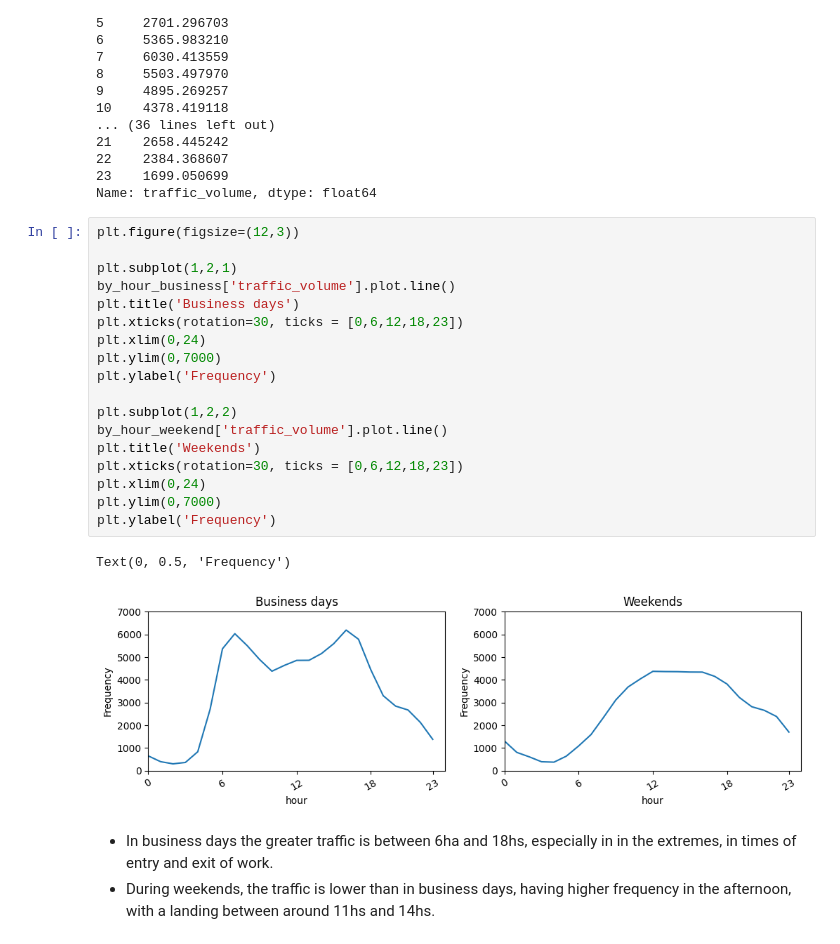
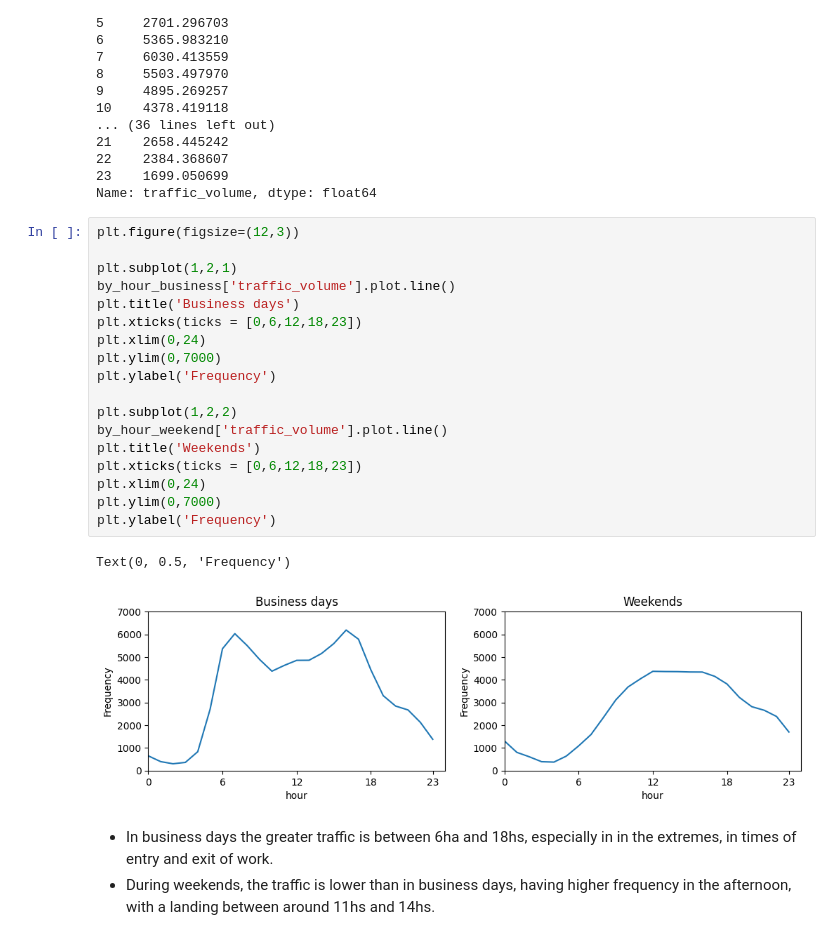
Before and after one commit to KC2016/traffic_indicators_on_i-94, a Jupyter notebook: code/Basics.ipynb, the cells around one changed output. Cells and saved outputs as stored; diff of their text form.

```diff
--- a/code/Basics.ipynb
+++ b/code/Basics.ipynb
@@ -266,24 +294,24 @@ Name: traffic_volume, dtype: float64
 # %%
 plt.figure(figsize=(12,3))
 
 plt.subplot(1,2,1)
 by_hour_business['traffic_volume'].plot.line()
 plt.title('Business days')
-plt.xticks(rotation=30, ticks = [0,6,12,18,23])
+plt.xticks(ticks = [0,6,12,18,23])
 plt.xlim(0,24)
 plt.ylim(0,7000)
 plt.ylabel('Frequency')
 
 plt.subplot(1,2,2)
 by_hour_weekend['traffic_volume'].plot.line()
 plt.title('Weekends')
-plt.xticks(rotation=30, ticks = [0,6,12,18,23])
+plt.xticks(ticks = [0,6,12,18,23])
 plt.xlim(0,24)
 plt.ylim(0,7000)
 plt.ylabel('Frequency')
 # %% [output]
 Text(0, 0.5, 'Frequency')
-[figure, old version]
+[figure, new version]
 # %% [markdown]
 - In business days the greater traffic is between 6ha and 18hs, especially in in the extremes, in times of entry and exit of work.
 - During weekends, the traffic is lower than in business days, having  higher frequency in the afternoon, with a landing between around 11hs and 14hs.
```
Also changed, not shown: parts of 11 cells of this notebook, 1 other file.
